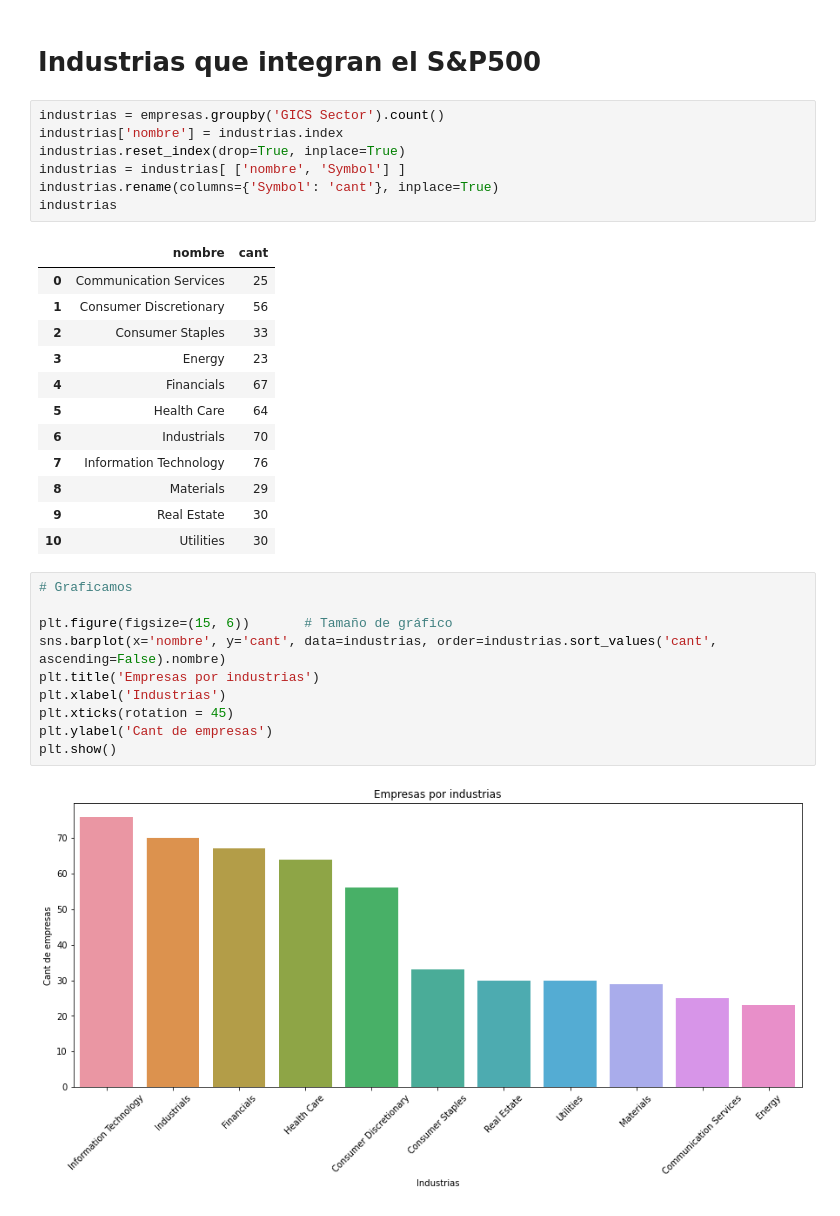
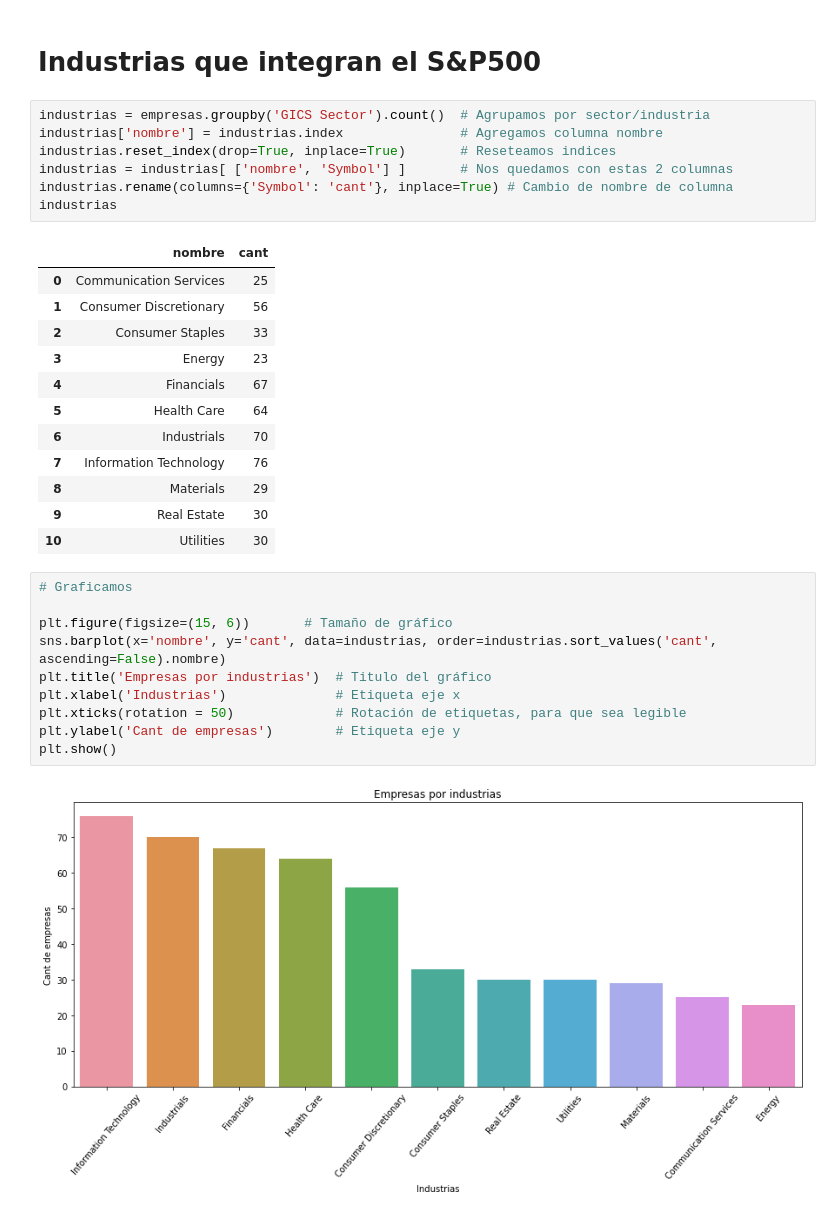
Before and after one commit to Ezemettler/PI2-DA, a Jupyter notebook: EDA_PI2DA.ipynb, the cells around one changed output. Cells and saved outputs as stored; diff of their text form.

```diff
--- a/EDA_PI2DA.ipynb
+++ b/EDA_PI2DA.ipynb
@@ -417,11 +364,11 @@ Sin dudas, el día que mejor resultados hubo fue el día Jueves.
 # %% [markdown]
 # Industrias que integran el S&P500
 # %%
-industrias = empresas.groupby('GICS Sector').count()
-industrias['nombre'] = industrias.index
-industrias.reset_index(drop=True, inplace=True)
-industrias = industrias[ ['nombre', 'Symbol'] ]
-industrias.rename(columns={'Symbol': 'cant'}, inplace=True)
+industrias = empresas.groupby('GICS Sector').count()  # Agrupamos por sector/industria
+industrias['nombre'] = industrias.index               # Agregamos columna nombre
+industrias.reset_index(drop=True, inplace=True)       # Reseteamos indices
+industrias = industrias[ ['nombre', 'Symbol'] ]       # Nos quedamos con estas 2 columnas
+industrias.rename(columns={'Symbol': 'cant'}, inplace=True) # Cambio de nombre de columna
 industrias
 # %% [output]
 |  | nombre | cant |
@@ -439,12 +386,12 @@ industrias
 # %%
 # Graficamos
 
 plt.figure(figsize=(15, 6))       # Tamaño de gráfico
 sns.barplot(x='nombre', y='cant', data=industrias, order=industrias.sort_values('cant', ascending=False).nombre)
-plt.title('Empresas por industrias')
-plt.xlabel('Industrias')
-plt.xticks(rotation = 45)
-plt.ylabel('Cant de empresas')
+plt.title('Empresas por industrias')  # Titulo del gráfico
+plt.xlabel('Industrias')              # Etiqueta eje x
+plt.xticks(rotation = 50)             # Rotación de etiquetas, para que sea legible
+plt.ylabel('Cant de empresas')        # Etiqueta eje y
 plt.show()
 # %% [output]
-[figure, old version]
+[figure, new version]
```
Also changed, not shown: parts of 47 cells of this notebook.
